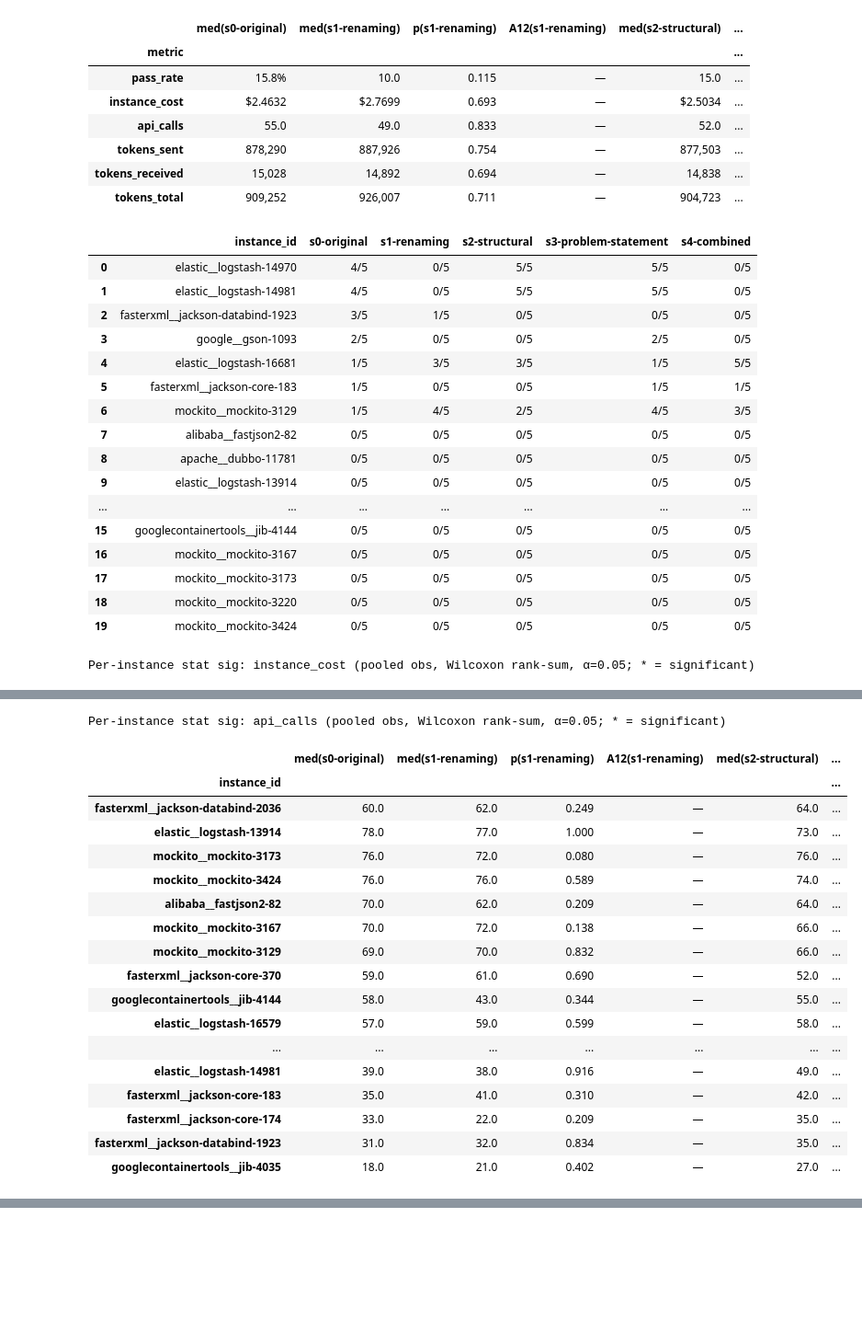
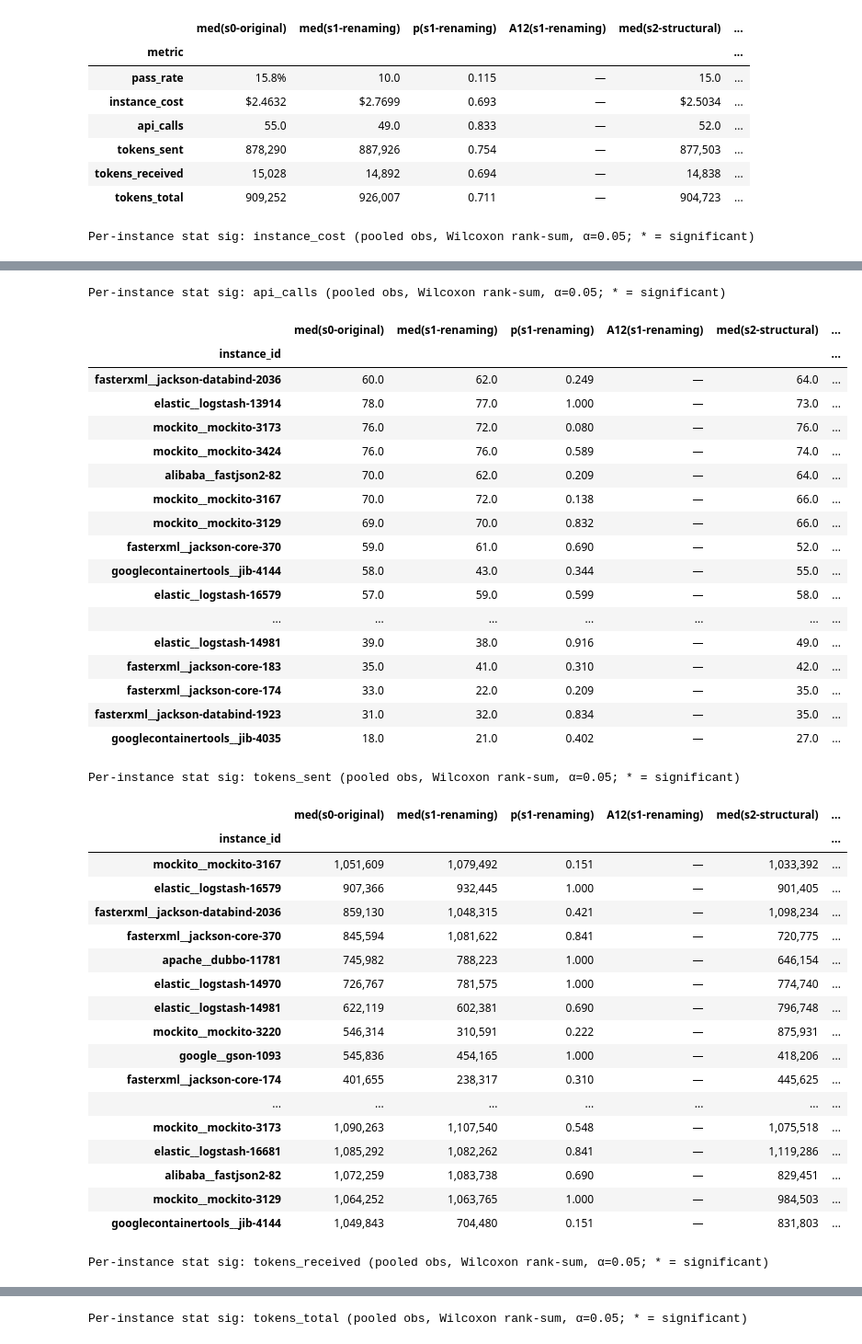
Before and after one commit to Vladislav0Art/thesis-metamorphic-eval, a Jupyter notebook: scripts/comparison.ipynb, the cells around one changed output, grey strips where cells are left out. Shown at 92% size. Cells and saved outputs as stored; diff of their text form; code cells hidden in the pictures; blank space fills up the shorter version.

```diff
--- a/scripts/comparison.ipynb
+++ b/scripts/comparison.ipynb
@@ -244,36 +226,16 @@ Statistical significance: s0-original vs others (Wilcoxon rank-sum, α=0.05). *
 | tokens_sent | 878,290 | 887,926 | 0.754 | — | 877,503 | ... |
 | tokens_received | 15,028 | 14,892 | 0.694 | — | 14,838 | ... |
 | tokens_total | 909,252 | 926,007 | 0.711 | — | 904,723 | ... |
-# %%
-# ── Per-instance pass rates (resolved / total runs per strategy) ─────────────
-# Shows "X/N" fractions for each instance × strategy.
-# Sorted by s0-original resolved count descending — same order as resolution table.
-df_pr = build_per_instance_pass_rate_nway(strategies, all_pass_rates_by_id)
-display(df_pr)
-# %% [output]
-|  | instance_id | s0-original | s1-renaming | s2-structural | s3-problem-statement | s4-combined |
-| 0 | elastic__logstash-14970 | 4/5 | 0/5 | 5/5 | 5/5 | 0/5 |
-| 1 | elastic__logstash-14981 | 4/5 | 0/5 | 5/5 | 5/5 | 0/5 |
-| 2 | fasterxml__jackson-databind-1923 | 3/5 | 1/5 | 0/5 | 0/5 | 0/5 |
-| 3 | google__gson-1093 | 2/5 | 0/5 | 0/5 | 2/5 | 0/5 |
-| 4 | elastic__logstash-16681 | 1/5 | 3/5 | 3/5 | 1/5 | 5/5 |
-| 5 | fasterxml__jackson-core-183 | 1/5 | 0/5 | 0/5 | 1/5 | 1/5 |
-| 6 | mockito__mockito-3129 | 1/5 | 4/5 | 2/5 | 4/5 | 3/5 |
-| 7 | alibaba__fastjson2-82 | 0/5 | 0/5 | 0/5 | 0/5 | 0/5 |
-| 8 | apache__dubbo-11781 | 0/5 | 0/5 | 0/5 | 0/5 | 0/5 |
-| 9 | elastic__logstash-13914 | 0/5 | 0/5 | 0/5 | 0/5 | 0/5 |
-| ... | ... | ... | ... | ... | ... | ... |
-| 15 | googlecontainertools__jib-4144 | 0/5 | 0/5 | 0/5 | 0/5 | 0/5 |
-| 16 | mockito__mockito-3167 | 0/5 | 0/5 | 0/5 | 0/5 | 0/5 |
-| 17 | mockito__mockito-3173 | 0/5 | 0/5 | 0/5 | 0/5 | 0/5 |
-| 18 | mockito__mockito-3220 | 0/5 | 0/5 | 0/5 | 0/5 | 0/5 |
-| 19 | mockito__mockito-3424 | 0/5 | 0/5 | 0/5 | 0/5 | 0/5 |
 # %%
 # ── Per-instance statistical significance (pooled obs, s0 vs each strategy) ──
 # One table per metric field. Rows sorted by number of significant comparisons
 # (descending) so the most interesting instances appear first.
 # Yellow + * = significant (p < 0.05). A12 > 0.5 → s0 tends to be larger.
-display_per_instance_metric_sig_nway(strategies, all_obs_by_id)
+# Covers all agent metrics: instance_cost, api_calls, tokens_*, reasoning_tokens_total.
+display_per_instance_metric_sig_nway(
+    strategies, all_obs_by_id,
+    save_csv_dir=CSV_OUTPUT_DIR / "per_instance_sig" if CSV_OUTPUT_DIR else None,
+)
 # %% [output]
 Per-instance stat sig: instance_cost (pooled obs, Wilcoxon rank-sum, α=0.05; * = significant)
 |  | med(s0-original) | med(s1-renaming) | p(s1-renaming) | A12(s1-renaming) | med(s2-structural) | ... |
@@ -286,30 +248,50 @@ Per-instance stat sig: instance_cost (pooled obs, Wilcoxon rank-sum, α=0.05; *
 | mockito__mockito-3167 | $3.0161 | $3.0376 | 0.222 | — | $3.0092 | ... |
 | elastic__logstash-13914 | $3.0138 | $3.0442 | 0.222 | — | $3.0240 | ... |
 | alibaba__fastjson2-82 | $3.0132 | $3.0244 | 0.548 | — | $2.2520 | ... |
 | mockito__mockito-3424 | $3.0085 | $3.0272 | 0.421 | — | $3.0158 | ... |
 | googlecontainertools__jib-4144 | $3.0036 | $1.9643 | 0.151 | — | $2.2617 | ... |
 | ... | ... | ... | ... | ... | ... | ... |
 | mockito__mockito-3220 | $1.4867 | $0.8570 | 0.310 | — | $2.4405 | ... |
 | fasterxml__jackson-core-174 | $1.1381 | $0.6788 | 0.310 | — | $1.2448 | ... |
 | fasterxml__jackson-core-183 | $1.0897 | $1.3236 | 0.310 | — | $1.4835 | ... |
 | fasterxml__jackson-databind-1923 | $0.9541 | $1.1536 | 0.841 | — | $1.1262 | ... |
 | googlecontainertools__jib-4035 | $0.5912 | $0.6457 | 0.548 | — | $0.8896 | ... |
 Per-instance stat sig: api_calls (pooled obs, Wilcoxon rank-sum, α=0.05; * = significant)
 |  | med(s0-original) | med(s1-renaming) | p(s1-renaming) | A12(s1-renaming) | med(s2-structural) | ... |
 | instance_id |  |  |  |  |  | ... |
 | fasterxml__jackson-databind-2036 | 60.0 | 62.0 | 0.249 | — | 64.0 | ... |
 | elastic__logstash-13914 | 78.0 | 77.0 | 1.000 | — | 73.0 | ... |
 | mockito__mockito-3173 | 76.0 | 72.0 | 0.080 | — | 76.0 | ... |
 | mockito__mockito-3424 | 76.0 | 76.0 | 0.589 | — | 74.0 | ... |
 | alibaba__fastjson2-82 | 70.0 | 62.0 | 0.209 | — | 64.0 | ... |
 | mockito__mockito-3167 | 70.0 | 72.0 | 0.138 | — | 66.0 | ... |
 | mockito__mockito-3129 | 69.0 | 70.0 | 0.832 | — | 66.0 | ... |
 | fasterxml__jackson-core-370 | 59.0 | 61.0 | 0.690 | — | 52.0 | ... |
 | googlecontainertools__jib-4144 | 58.0 | 43.0 | 0.344 | — | 55.0 | ... |
 | elastic__logstash-16579 | 57.0 | 59.0 | 0.599 | — | 58.0 | ... |
 | ... | ... | ... | ... | ... | ... | ... |
 | elastic__logstash-14981 | 39.0 | 38.0 | 0.916 | — | 49.0 | ... |
 | fasterxml__jackson-core-183 | 35.0 | 41.0 | 0.310 | — | 42.0 | ... |
 | fasterxml__jackson-core-174 | 33.0 | 22.0 | 0.209 | — | 35.0 | ... |
 | fasterxml__jackson-databind-1923 | 31.0 | 32.0 | 0.834 | — | 35.0 | ... |
 | googlecontainertools__jib-4035 | 18.0 | 21.0 | 0.402 | — | 27.0 | ... |
+Per-instance stat sig: tokens_sent (pooled obs, Wilcoxon rank-sum, α=0.05; * = significant)
+|  | med(s0-original) | med(s1-renaming) | p(s1-renaming) | A12(s1-renaming) | med(s2-structural) | ... |
+| instance_id |  |  |  |  |  | ... |
+| mockito__mockito-3167 | 1,051,609 | 1,079,492 | 0.151 | — | 1,033,392 | ... |
+| elastic__logstash-16579 | 907,366 | 932,445 | 1.000 | — | 901,405 | ... |
+| fasterxml__jackson-databind-2036 | 859,130 | 1,048,315 | 0.421 | — | 1,098,234 | ... |
+| fasterxml__jackson-core-370 | 845,594 | 1,081,622 | 0.841 | — | 720,775 | ... |
+| apache__dubbo-11781 | 745,982 | 788,223 | 1.000 | — | 646,154 | ... |
+| elastic__logstash-14970 | 726,767 | 781,575 | 1.000 | — | 774,740 | ... |
+| elastic__logstash-14981 | 622,119 | 602,381 | 0.690 | — | 796,748 | ... |
+| mockito__mockito-3220 | 546,314 | 310,591 | 0.222 | — | 875,931 | ... |
+| google__gson-1093 | 545,836 | 454,165 | 1.000 | — | 418,206 | ... |
+| fasterxml__jackson-core-174 | 401,655 | 238,317 | 0.310 | — | 445,625 | ... |
+| ... | ... | ... | ... | ... | ... | ... |
+| mockito__mockito-3173 | 1,090,263 | 1,107,540 | 0.548 | — | 1,075,518 | ... |
+| elastic__logstash-16681 | 1,085,292 | 1,082,262 | 0.841 | — | 1,119,286 | ... |
+| alibaba__fastjson2-82 | 1,072,259 | 1,083,738 | 0.690 | — | 829,451 | ... |
+| mockito__mockito-3129 | 1,064,252 | 1,063,765 | 1.000 | — | 984,503 | ... |
+| googlecontainertools__jib-4144 | 1,049,843 | 704,480 | 0.151 | — | 831,803 | ... |
+Per-instance stat sig: tokens_received (pooled obs, Wilcoxon rank-sum, α=0.05; * = significant)
@@ -315,0 +316 @@ Per-instance stat sig: api_calls (pooled obs, Wilcoxon rank-sum, α=0.05; * = si
+Per-instance stat sig: tokens_total (pooled obs, Wilcoxon rank-sum, α=0.05; * = significant)
```
Also changed, not shown: parts of 6 cells of this notebook, 1 other file.
